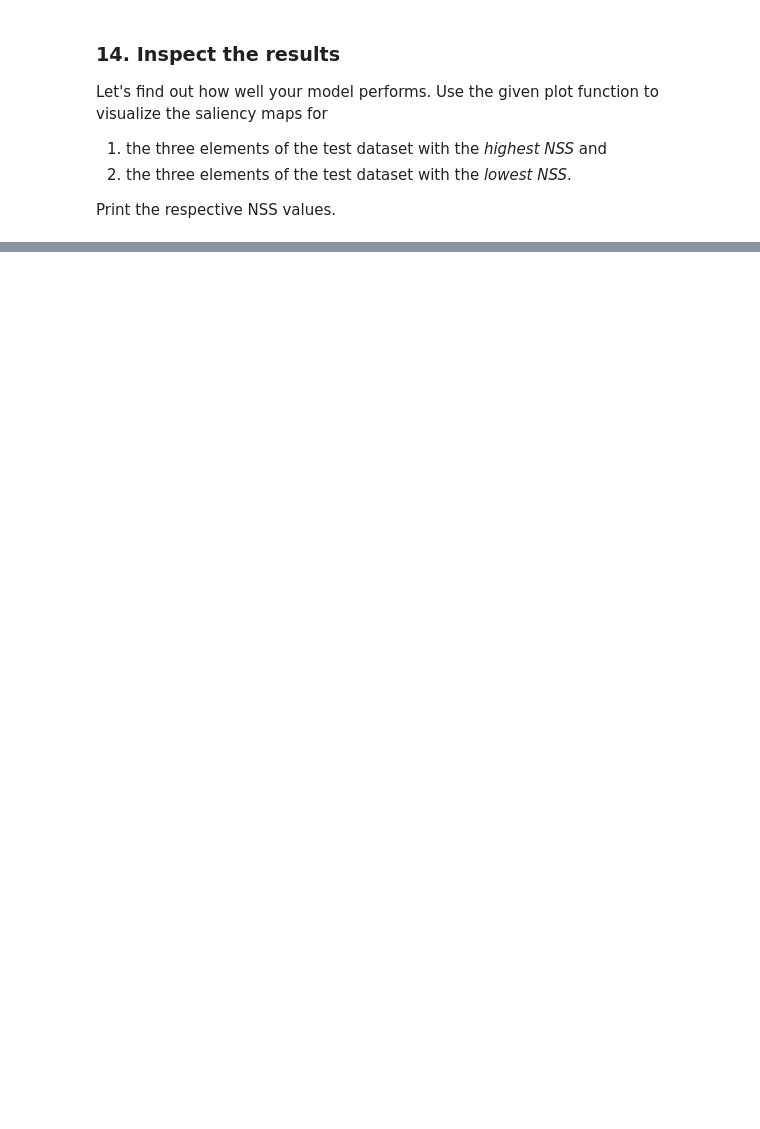
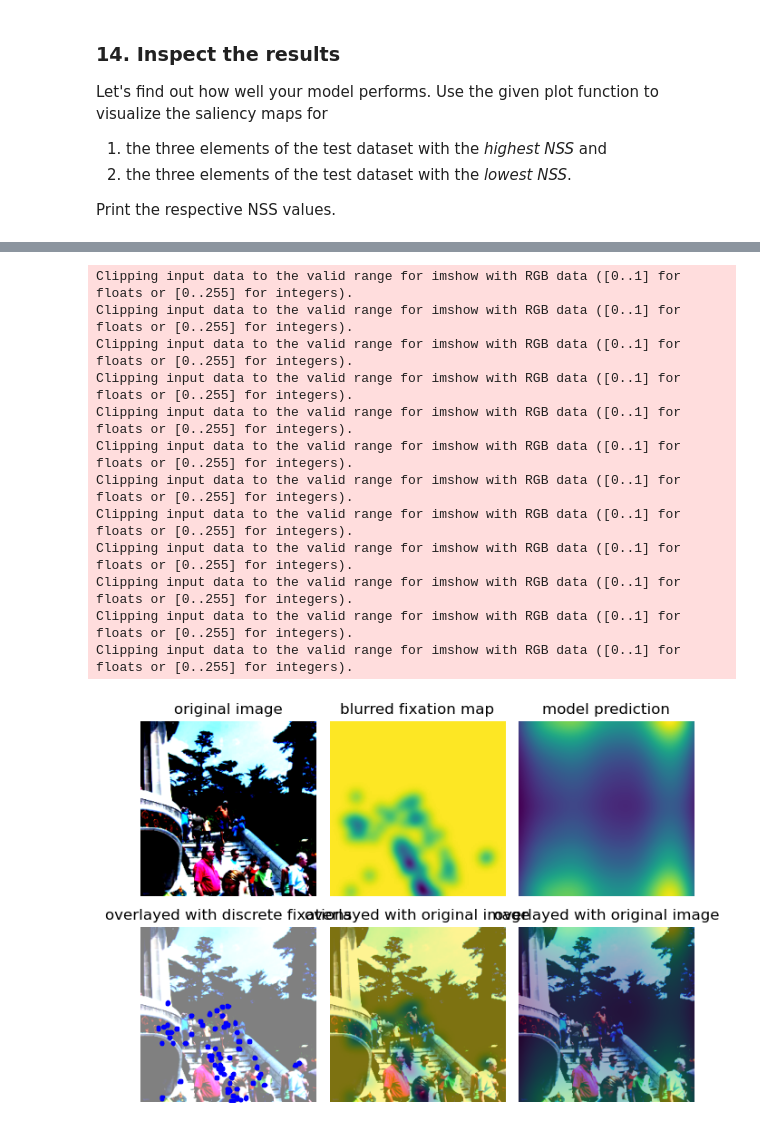
Before and after one commit to simonblaue/Deep-Learning-for-Computer-Vision, a Jupyter notebook: Exercise4/SimonBlaueLeonardBraunEx4_2022.ipynb, the cells around one changed output, grey strips where cells are left out. Saved outputs shown, nothing was run; the diff lists cells and outputs as text; code cells hidden in the pictures; blank space fills up the shorter version.

```diff
--- a/Exercise4/SimonBlaueLeonardBraunEx4_2022.ipynb
+++ b/Exercise4/SimonBlaueLeonardBraunEx4_2022.ipynb
@@ -756,0 +778,4 @@ def compute_test_features():
+# %%
+len(test_data['images'])
+test_dataset = ImageDataset(test_data)
+data_loader = torch.utils.data.DataLoader(test_dataset, collate_fn=collate_fn, shuffle=False)
@@ -781,0 +832,23 @@ scores =
+# %%
+sort_idx = np.argsort(scores)
+# %%
+
+print("Three highes scores:" ,scores[sort_idx[-1]] ,scores[sort_idx[-2]] ,scores[sort_idx[-3]])
+
+def get_data_from_idx(idx,data_loader, batch_size=8):
+    idx1 = int(idx / batch_size)
+    idx2 = int(idx % batch_size)
+    set = iter(data_loader)
+    for i in range(idx1-1):
+        next(set)
+    batch = next(set)
+    img = torch.permute(batch["image"][idx2], (1,2,0))
+    fixa_blurr = batch["fixations_blurred"][idx2]
+    fixa_bi = batch["fixations_binary"][idx2].to_dense()
+    fixations = np.where(fixa_bi)
+
+    model.eval()
+    with torch.no_grad():
+        pred = model(batch["features"], torch.tensor(center_bias, dtype=torch.float))[idx2]
+
+    return img, fixa_blurr, fixa_bi, fixations, pred
@@ -825,3 +900,5 @@ def plot(image, fixations, blurred_map, prediction):
     ax6.imshow(image)
     ax6.imshow(prediction, alpha=0.5, cmap="viridis_r")
     ax6.set_title("overlayed with original image")
+
+    plt.tight_layout()
@@ -829,0 +905,29 @@ def plot(image, fixations, blurred_map, prediction):
+# %%
+# TODO
+
+m1 = sort_idx[-1]
+m2 = sort_idx[-2]
+m3 = sort_idx[-3]
+
+img, fixa_blurr, fixa_bi, fixations, pred = get_data_from_idx(m1, data_loader_test)
+plot(img, fixations, fixa_blurr, pred.reshape(256,256))
+
+img, fixa_blurr, fixa_bi, fixations, pred = get_data_from_idx(m2, data_loader_test)
+plot(img, fixations, fixa_blurr, pred.reshape(256,256))
+
+img, fixa_blurr, fixa_bi, fixations, pred = get_data_from_idx(m3, data_loader_test)
+plot(img, fixations, fixa_blurr, pred.reshape(256,256))
+# %% [output]
+Clipping input data to the valid range for imshow with RGB data ([0..1] for floats or [0..255] for integers).
+Clipping input data to the valid range for imshow with RGB data ([0..1] for floats or [0..255] for integers).
+Clipping input data to the valid range for imshow with RGB data ([0..1] for floats or [0..255] for integers).
+Clipping input data to the valid range for imshow with RGB data ([0..1] for floats or [0..255] for integers).
+Clipping input data to the valid range for imshow with RGB data ([0..1] for floats or [0..255] for integers).
+Clipping input data to the valid range for imshow with RGB data ([0..1] for floats or [0..255] for integers).
+Clipping input data to the valid range for imshow with RGB data ([0..1] for floats or [0..255] for integers).
+Clipping input data to the valid range for imshow with RGB data ([0..1] for floats or [0..255] for integers).
+Clipping input data to the valid range for imshow with RGB data ([0..1] for floats or [0..255] for integers).
+Clipping input data to the valid range for imshow with RGB data ([0..1] for floats or [0..255] for integers).
+Clipping input data to the valid range for imshow with RGB data ([0..1] for floats or [0..255] for integers).
+Clipping input data to the valid range for imshow with RGB data ([0..1] for floats or [0..255] for integers).
+[figure, added]
```
Also changed, not shown: parts of 17 cells of this notebook, 3 other files.
